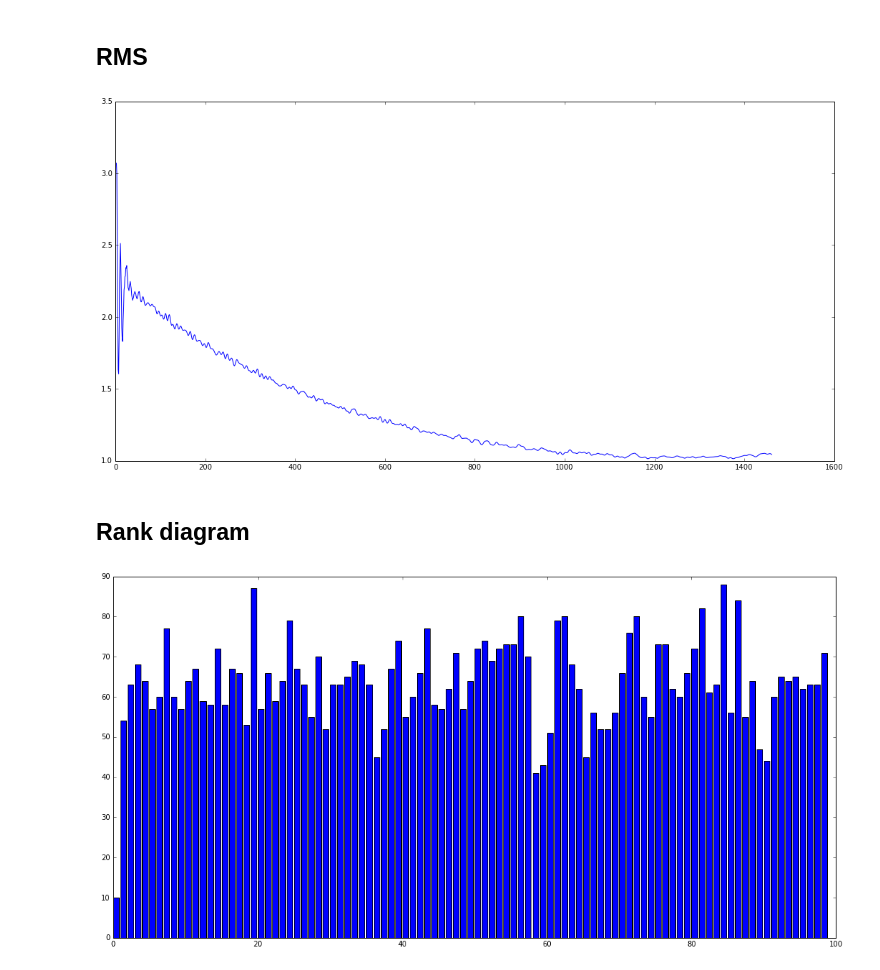
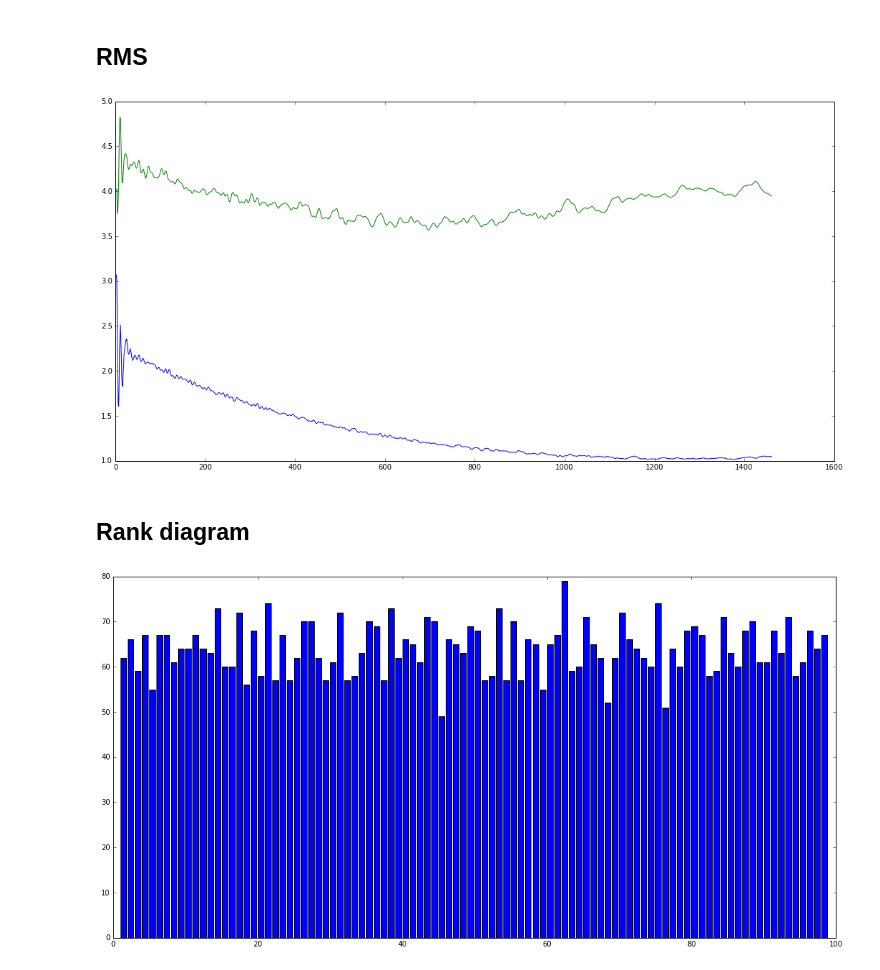
Before and after one commit to brajard/shalw, a Jupyter notebook: test_4dvar.ipynb, the cells around one changed output. Saved outputs shown, nothing was run; the diff lists cells and outputs as text; code cells hidden in the pictures.

```diff
--- a/test_4dvar.ipynb
+++ b/test_4dvar.ipynb
@@ -159,8 +161,9 @@ for it in t:
 # %%
-plt.plot(t,rms)
+plt.plot(t,rmsa,color='blue')
+plt.plot(t,rmsb,color='green')
 plt.show()
 # %% [output]
-[figure, old version]
+[figure, new version]
 # %% [markdown]
 ## Rank diagram
 # %%
@@ -203,7 +206,7 @@ vt = rankdiag(q,xt,xt)
 va = rankdiag(q,xt,xa)
 vb = rankdiag(q,xt,xb)
 # %%
-plt.bar(range(len(q)-1),vb)
+plt.bar(range(len(q)-1),va)
 plt.show()
 # %% [output]
-[figure, old version]
+[figure, new version]
```
Also changed, not shown: parts of 1 cell of this notebook.
